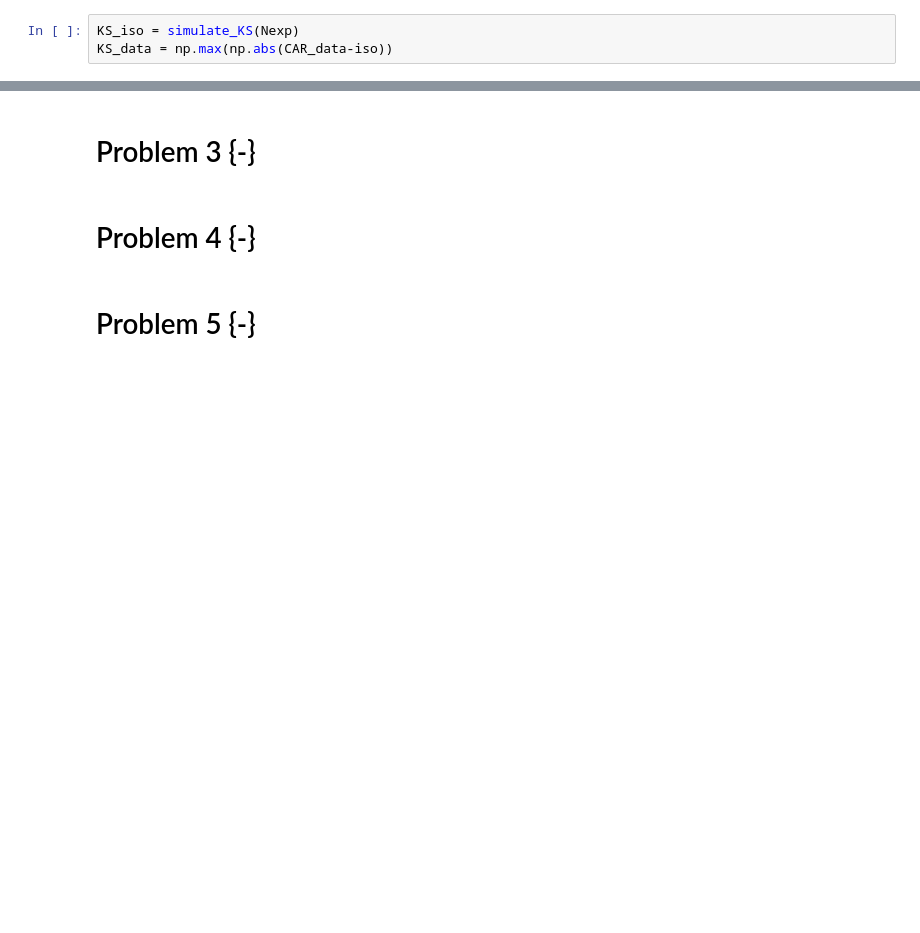
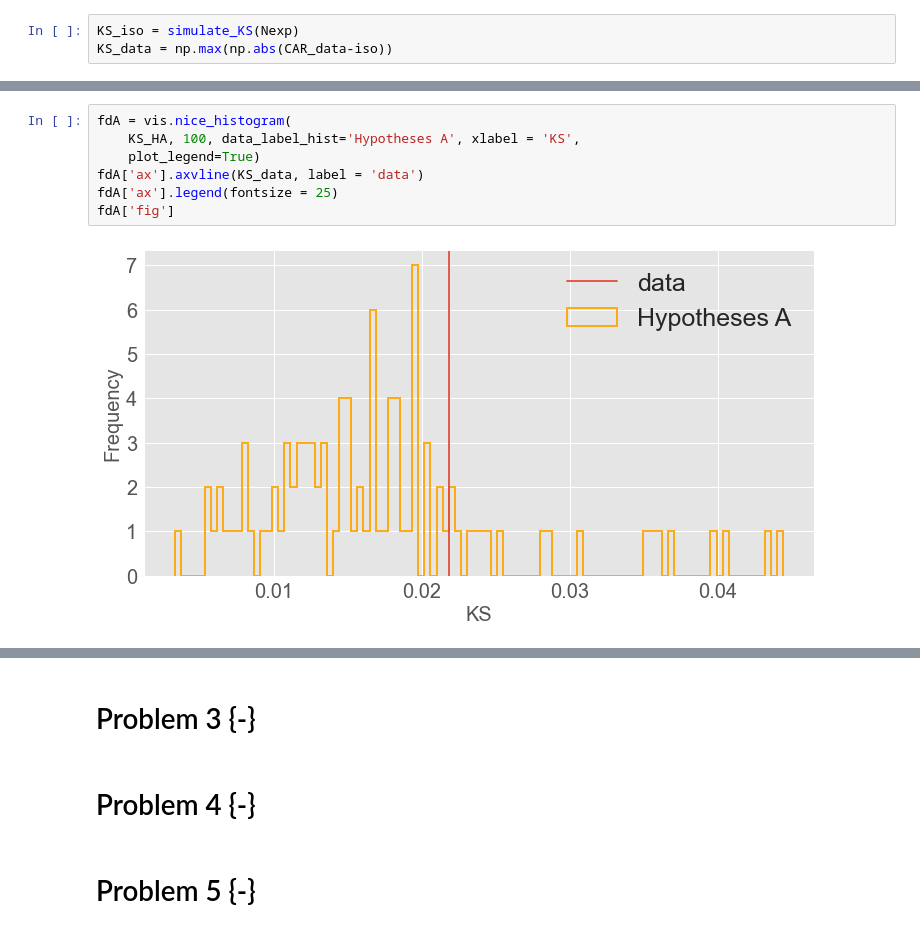
Before and after one commit to Kiril94/AMAS, a Jupyter notebook: Main_exam/AMAS_Exam_2021.ipynb, the cells around one changed output, grey strips where cells are left out. Saved outputs shown, nothing was run; the diff lists cells and outputs as text; blank space fills up the shorter version.

```diff
--- a/Main_exam/AMAS_Exam_2021.ipynb
+++ b/Main_exam/AMAS_Exam_2021.ipynb
@@ -238,0 +278,9 @@ fd['fig']
+# %%
+fdA = vis.nice_histogram(
+    KS_HA, 100, data_label_hist='Hypotheses A', xlabel = 'KS',
+    plot_legend=True)
+fdA['ax'].axvline(KS_data, label = 'data')
+fdA['ax'].legend(fontsize = 25)
+fdA['fig']
+# %% [output]
+[figure, added]
```
Also changed, not shown: parts of 14 cells of this notebook, 1 other file.
